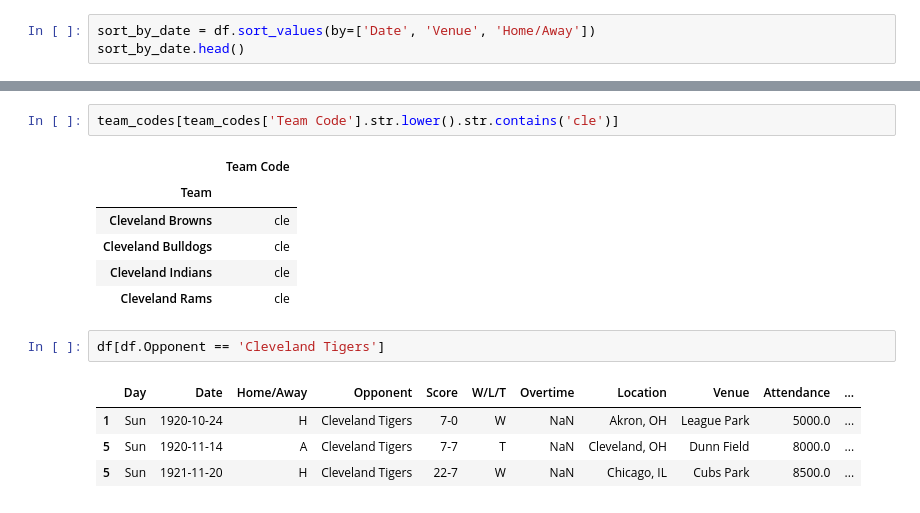
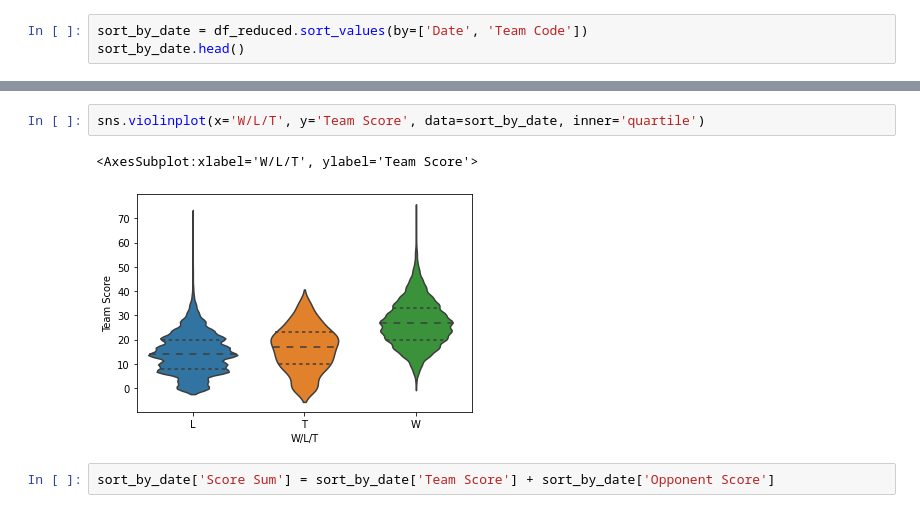
Before and after one commit to Eric-w-H/ORIE4741_Project, a Jupyter notebook: models/last-five-model.ipynb, the cells around one changed output, grey strips where cells are left out. Drawn from its saved outputs; the diff is of its cells as text.

```diff
--- a/models/last-five-model.ipynb
+++ b/models/last-five-model.ipynb
@@ -109,5 +158,5 @@ df['Team Code'].value_counts().plot.hist()
 # %%
-sort_by_date = df.sort_values(by=['Date', 'Venue', 'Home/Away'])
+sort_by_date = df_reduced.sort_values(by=['Date', 'Team Code'])
 sort_by_date.head()
 # %% [output]
 |  | Day | Date | Home/Away | Opponent | Score | W/L/T | Overtime | Location | Venue | Attendance | ... |
@@ -139,16 +168,7 @@ Index(['Akron Indians', 'Akron Pros', 'Akron Pros', 'Baltimore Colts',
-# %%
-team_codes[team_codes['Team Code'].str.lower().str.contains('cle')]
-# %% [output]
-|  | Team Code |
-| Team |  |
-| Cleveland Browns | cle |
-| Cleveland Bulldogs | cle |
-| Cleveland Indians | cle |
-| Cleveland Rams | cle |
-# %%
-df[df.Opponent == 'Cleveland Tigers']
-# %% [output]
-|  | Day | Date | Home/Away | Opponent | Score | W/L/T | Overtime | Location | Venue | Attendance | ... |
-| 1 | Sun | 1920-10-24 | H | Cleveland Tigers | 7-0 | W | NaN | Akron, OH | League Park | 5000.0 | ... |
-| 5 | Sun | 1920-11-14 | A | Cleveland Tigers | 7-7 | T | NaN | Cleveland, OH | Dunn Field | 8000.0 | ... |
-| 5 | Sun | 1921-11-20 | H | Cleveland Tigers | 22-7 | W | NaN | Chicago, IL | Cubs Park | 8500.0 | ... |
+# %%
+sns.violinplot(x='W/L/T', y='Team Score', data=sort_by_date, inner='quartile')
+# %% [output]
+<AxesSubplot:xlabel='W/L/T', ylabel='Team Score'>
+[figure, added]
+# %%
+sort_by_date['Score Sum'] = sort_by_date['Team Score'] + sort_by_date['Opponent Score']
```
Also changed, not shown: parts of 26 cells of this notebook, 2 other files.
